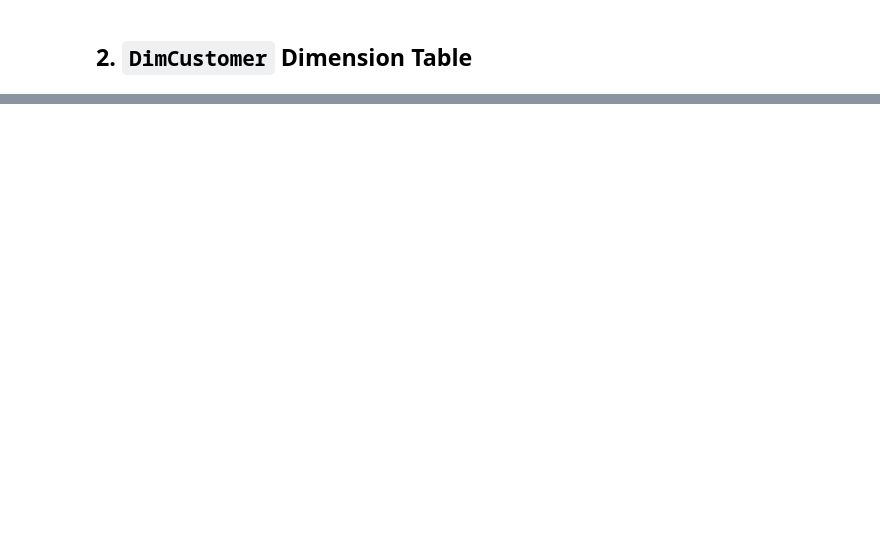
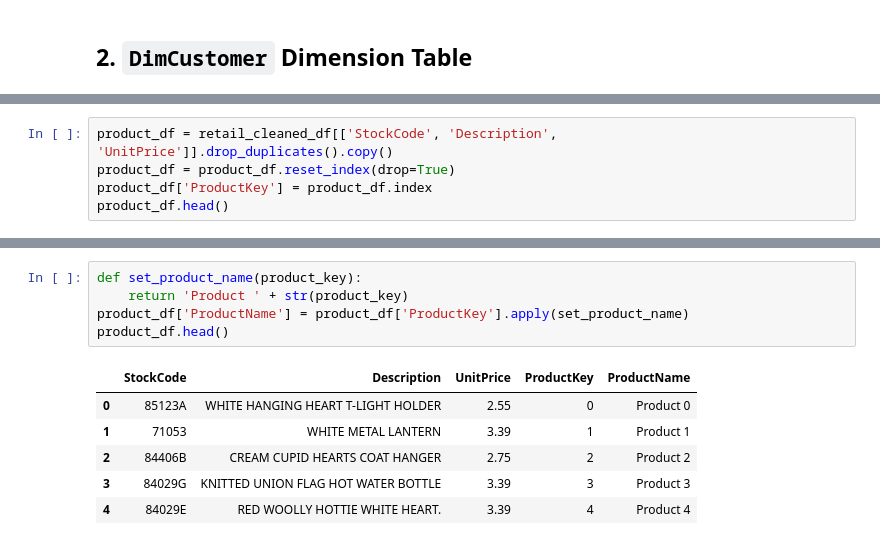
Before and after one commit to yossef-elmahdy/technical-assessment, a Jupyter notebook: jupyter-data/data_warehouse_build.ipynb, the cells around one changed output, grey strips where cells are left out. Saved outputs shown, nothing was run; the diff lists cells and outputs as text; blank space fills up the shorter version.

```diff
--- a/jupyter-data/data_warehouse_build.ipynb
+++ b/jupyter-data/data_warehouse_build.ipynb
@@ -182,0 +184,5 @@ Finished insertion in 0.099s
+# %%
+product_df = retail_cleaned_df[['StockCode', 'Description', 'UnitPrice']].drop_duplicates().copy()
+product_df = product_df.reset_index(drop=True)
+product_df['ProductKey'] = product_df.index
+product_df.head()
@@ -182,0 +196,12 @@ Finished insertion in 0.099s
+# %%
+def set_product_name(product_key):
+    return 'Product ' + str(product_key)
+product_df['ProductName'] = product_df['ProductKey'].apply(set_product_name)
+product_df.head()
+# %% [output]
+|  | StockCode | Description | UnitPrice | ProductKey | ProductName |
+| 0 | 85123A | WHITE HANGING HEART T-LIGHT HOLDER | 2.55 | 0 | Product 0 |
+| 1 | 71053 | WHITE METAL LANTERN | 3.39 | 1 | Product 1 |
+| 2 | 84406B | CREAM CUPID HEARTS COAT HANGER | 2.75 | 2 | Product 2 |
+| 3 | 84029G | KNITTED UNION FLAG HOT WATER BOTTLE | 3.39 | 3 | Product 3 |
+| 4 | 84029E | RED WOOLLY HOTTIE WHITE HEART. | 3.39 | 4 | Product 4 |
```
Also changed, not shown: parts of 24 cells of this notebook, 5 other files.
